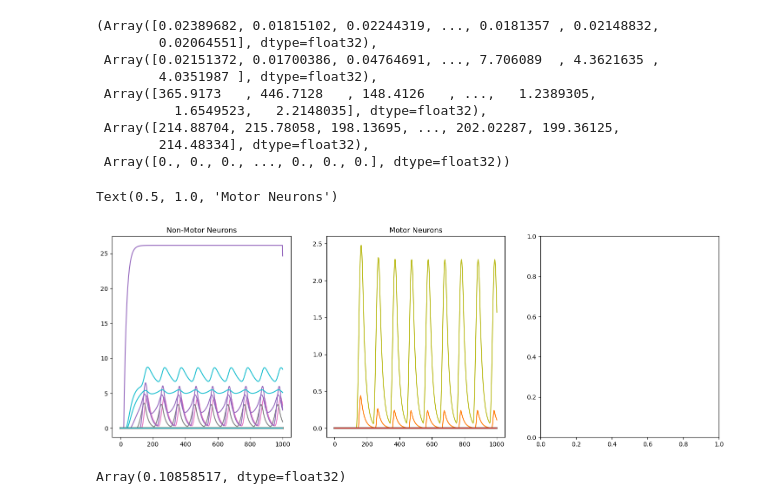
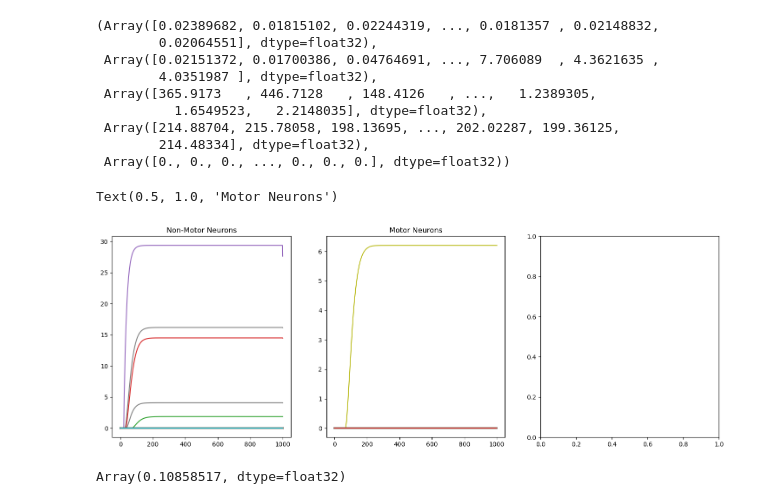
Before and after one commit to smpuglie/Pugliese_cpg_2025, a Jupyter notebook: notebooks/run_config.ipynb, the cells around one changed output. Drawn from its saved outputs; the diff is of its cells as text; code cells hidden in the pictures.

```diff
--- a/notebooks/run_config.ipynb
+++ b/notebooks/run_config.ipynb
@@ -262,24 +254,22 @@ final_results = run_single_simulation(
     key
 )
 # %%
-R = results[0,27]
+R = results[0,3]
 w_table = pd.read_csv(cfg.experiment.dfPath,index_col=0)
-# 10093 = bdn2, 10707 = exc 1, 11751 = exc 2, 13905 = inh 1
-# nonmns_idxs = w_table.loc[(w_table["bodyId"]==10093) | (w_table["bodyId"]==10707) | (w_table["bodyId"]==11751) | (w_table["bodyId"]==13905)].index
-# mn_idxs = jnp.asarray(w_table.loc[w_table["class"]=="motor neuron"].index.values)
-nonmns_idxs = jnp.where(~mn_mask)[0]
-mn_idxs = jnp.where(mn_mask)[0]
+mn_mask = jnp.isin(jnp.arange(sim_params.n_neurons), neuron_params.mn_idxs)
+nonmns_idxs = jnp.where((jnp.sum(R,axis=-1)>0.01) & ~mn_mask)[0]
+mn_idxs = jnp.where((jnp.sum(R,axis=-1)>0.01) & mn_mask)[0]
 
-fig, axs = plt.subplots(1,3, figsize=(18, 6))
+fig, axs = plt.subplots(1,2, figsize=(18, 6))
 for i in nonmns_idxs:
     axs[0].plot(R[i])
 axs[0].set_title("Non-Motor Neurons")
 for i in mn_idxs:
     axs[1].plot(R[i])
 axs[1].set_title("Motor Neurons")
 # %% [output]
 Text(0.5, 1.0, 'Motor Neurons')
-[figure, old version]
+[figure, new version]
 # %%
 # %% [output]
 Array(0.10858517, dtype=float32)
```
Also changed, not shown: parts of 7 cells of this notebook, 3 other files.
